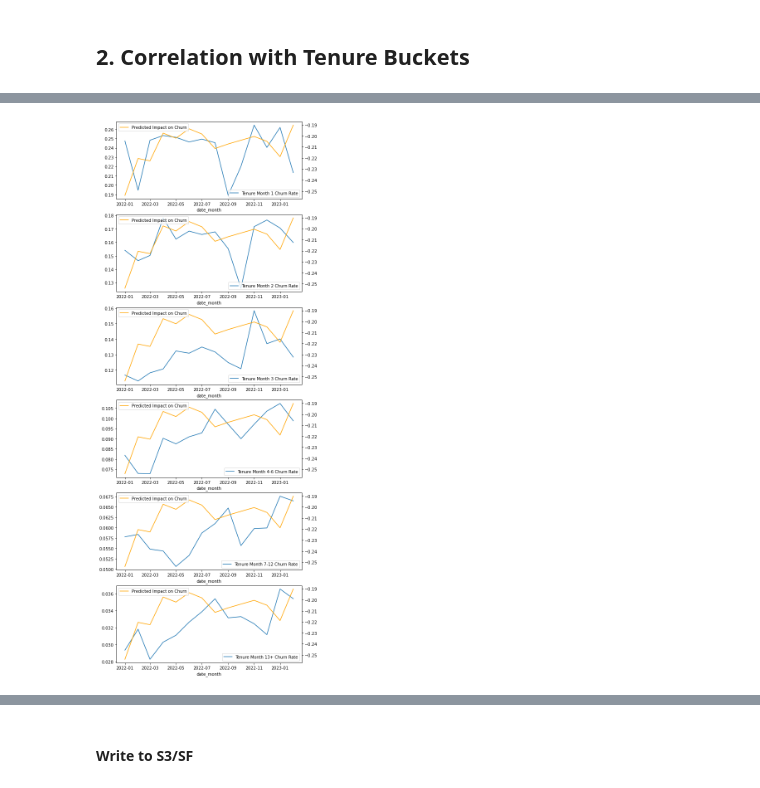
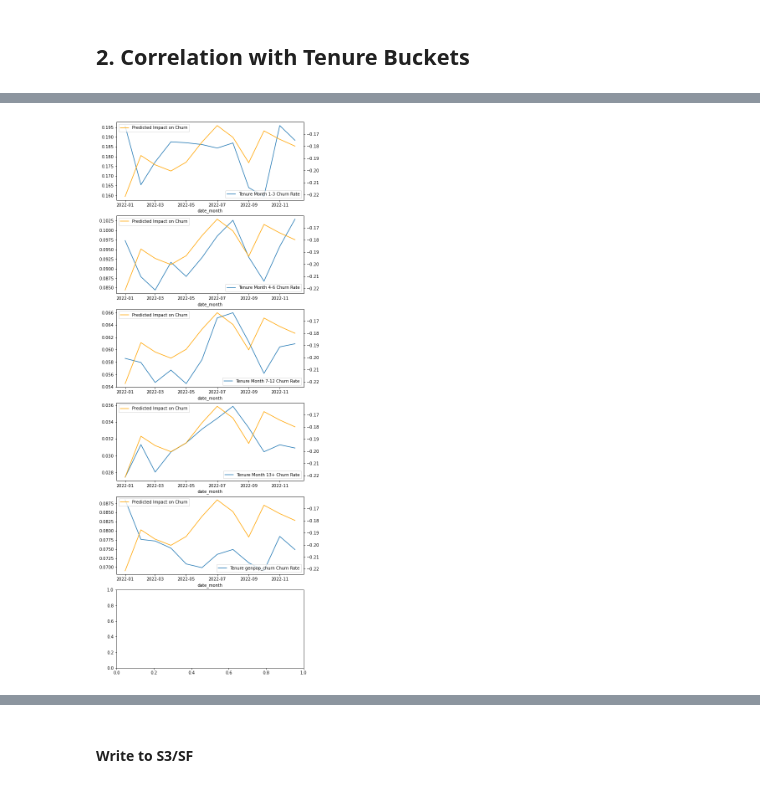
Before and after one commit to jenilu-hbo/jupyter-notebooks, a Jupyter notebook: Retention/Retention P&L Process Decay Hours Viewed.ipynb, the cells around one changed output, grey strips where cells are left out. Cells and saved outputs as stored; diff of their text form; code cells hidden in the pictures.

```diff
--- a/Retention/Retention P&L Process Decay Hours Viewed.ipynb
+++ b/Retention/Retention P&L Process Decay Hours Viewed.ipynb
@@ -565,0 +672,6 @@ order by 1, 2
+# %%
+churn_genpop_tenure_bucekts = pd.read_csv('churn_genpop_tenure_bucekts.csv')
+# %%
+churn_genpop_tenure_bucekts['total_subscriber'] = churn_genpop_tenure_bucekts.groupby(['date_month', 'tenure'])['subscriber_count'].transform('sum')
+churn_genpop_tenure_bucekts['churn_rate'] = churn_genpop_tenure_bucekts['subscriber_count']/churn_genpop_tenure_bucekts['total_subscriber']
+churn_genpop_tenure_bucekts = churn_genpop_tenure_bucekts[churn_genpop_tenure_bucekts['is_cancel'] == True]
@@ -572,7 +693,7 @@ aggregated_churn['date_month'] = aggregated_churn['date_month'].dt.to_timestamp(
 
 ### GENPOP ONLY LOOKS AT 2022-01-01 ON-WARDS ###################################
 aggregated_churn = aggregated_churn[(aggregated_churn['date_month']>='2022-01-01')
-#                                    &(aggregated_churn['date_month']<='2022-12-31')
+                                   &(aggregated_churn['date_month']<='2022-12-01')
                                    ]
 # %%
 churn_bucekts_all = churn_genpop_tenure_bucekts_pivot.merge(churn_genpop[['date_month', 'churn_rate']].rename(columns = {'churn_rate':'genpop_churn'}),
@@ -591,7 +712,7 @@ Index(['date_month', 'Month 1', 'Month 13+', 'Month 2', 'Month 3', 'Month 4-6',
       dtype='object')
 # %%
 TARGET_COL = ['change_in_churn']
-FEATURE_COLS = ['Month 1', 'Month 2', 'Month 3', 'Month 4-6','Month 7-12', 'Month 13+','genpop_churn',]
+FEATURE_COLS = ['Month 1-3', 'Month 4-6','Month 7-12', 'Month 13+','genpop_churn',]
 # %%
 for i in FEATURE_COLS:
     churn_bucekts_all[i] = churn_bucekts_all[i].astype(float)
@@ -620,23 +739,23 @@ corr
 # %%
 plot_df = churn_bucekts_all
 plot_df['date_month'] = pd.to_datetime(plot_df['date_month'])
 fig, ax = plt.subplots(6,1,figsize=(8, 24))
 
-for i in range(0, 6, 1):
+for i in range(0, 5, 1):
     ax1 = ax[i]
     month = FEATURE_COLS[i]
     ax1.plot(plot_df['date_month'], plot_df[month], label= 'Tenure ' + month+ ' Churn Rate')
 
     ax2 = ax[i].twinx()
     ax2.plot(plot_df['date_month'], plot_df['change_in_churn'], label= 'Predicted Impact on Churn', color = 'orange')
 
     ax1.set_xlabel('date_month')
     ax1.legend(loc = 'lower right')
     ax2.legend(loc = 'upper left')
 
 plt.show()
 # %% [output]
-[figure, old version]
+[figure, new version]
 # %%
 f, ax = plt.subplots(figsize=(10, 8))
 sns.heatmap(corr, mask=np.zeros_like(corr, dtype=np.bool), cmap=sns.diverging_palette(220, 10, as_cmap=True),
```
Also changed, not shown: parts of 53 cells of this notebook, 11 other files.
